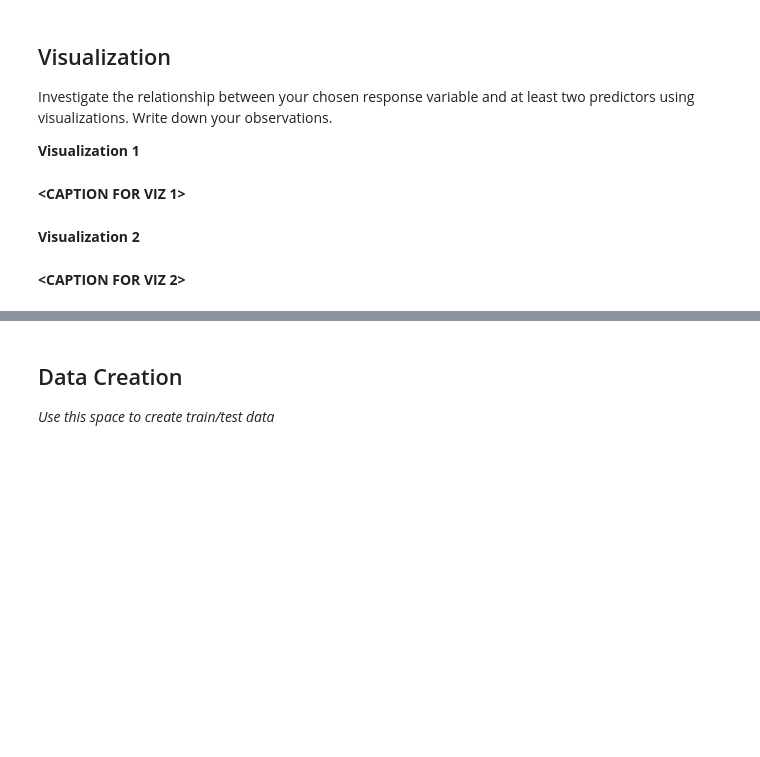
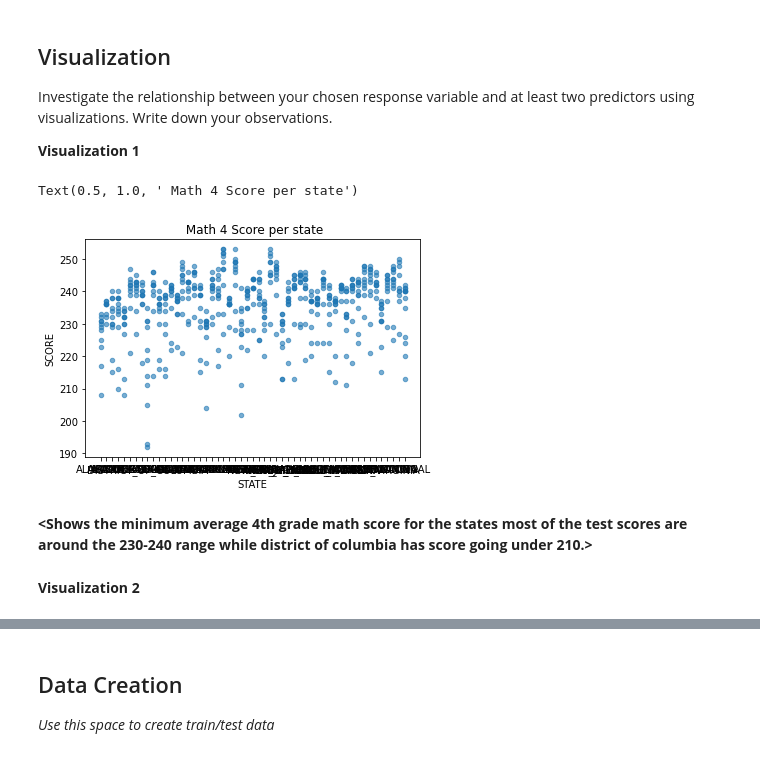
Before and after one commit to brmlee/Brian-Git-Tutorial, a Jupyter notebook: tutorial1/checkpoint1.ipynb, the cells around one changed output, grey strips where cells are left out. Saved outputs shown, nothing was run; the diff lists cells and outputs as text; code cells hidden in the pictures; blank space fills up the shorter version.

```diff
--- a/tutorial1/checkpoint1.ipynb
+++ b/tutorial1/checkpoint1.ipynb
@@ -35,5 +39,7 @@ Import `numpy`, `pandas`, and `matplotlib`.
 # %% [markdown]
 Load in the "states_edu.csv" dataset and take a look at the head of the data
+# %%
+df = pd.read_csv('../data/states_edu.csv')
 # %% [markdown]
 You should always familiarize yourself with what each column in the dataframe represents. Read about the states_edu dataset here: https://www.kaggle.com/noriuk/us-education-datasets-unification-project
 # %% [markdown]
@@ -60,6 +138,8 @@ After exploring the data, you can choose to modify features that you would use t
 You can also create your own features. For example, perhaps you figured that maybe a state's expenditure per student may affect their overall academic performance so you create a expenditure_per_student feature.
 
 Use this space to modify or create features.
+# %%
+df['REVENUE_PER_STUDENT'] = df['TOTAL_REVENUE'] / df['ENROLL']
 # %% [markdown]
 Feature engineering justification: **<BRIEFLY DESCRIBE WHY YOU MADE THE CHANGES THAT YOU DID\>**
 # %% [markdown]
@@ -68,9 +148,17 @@ Feature engineering justification: **<BRIEFLY DESCRIBE WHY YOU MADE THE CHANGES
 Investigate the relationship between your chosen response variable and at least two predictors using visualizations. Write down your observations.
 
 **Visualization 1**
-# %% [markdown]
-**<CAPTION FOR VIZ 1>**
+# %%
+
+df.plot.scatter(x='STATE', y='AVG_MATH_4_SCORE', alpha=0.6)
+#df.groupby('STATE')["AVG_MATH_4_SCORE"].min().plot()
+plt.xlabel('STATE')
+plt.ylabel('SCORE')
+plt.title(' Math 4 Score per state')
+# %% [output]
+Text(0.5, 1.0, ' Math 4 Score per state')
+[figure, added]
+# %% [markdown]
+**<Shows the minimum average 4th grade math score for the states most of the test scores are around the 230-240 range while district of columbia has score going under 210.>**
 # %% [markdown]
 **Visualization 2**
-# %% [markdown]
-**<CAPTION FOR VIZ 2>**
```
Also changed, not shown: parts of 20 cells of this notebook, 3 other files.
